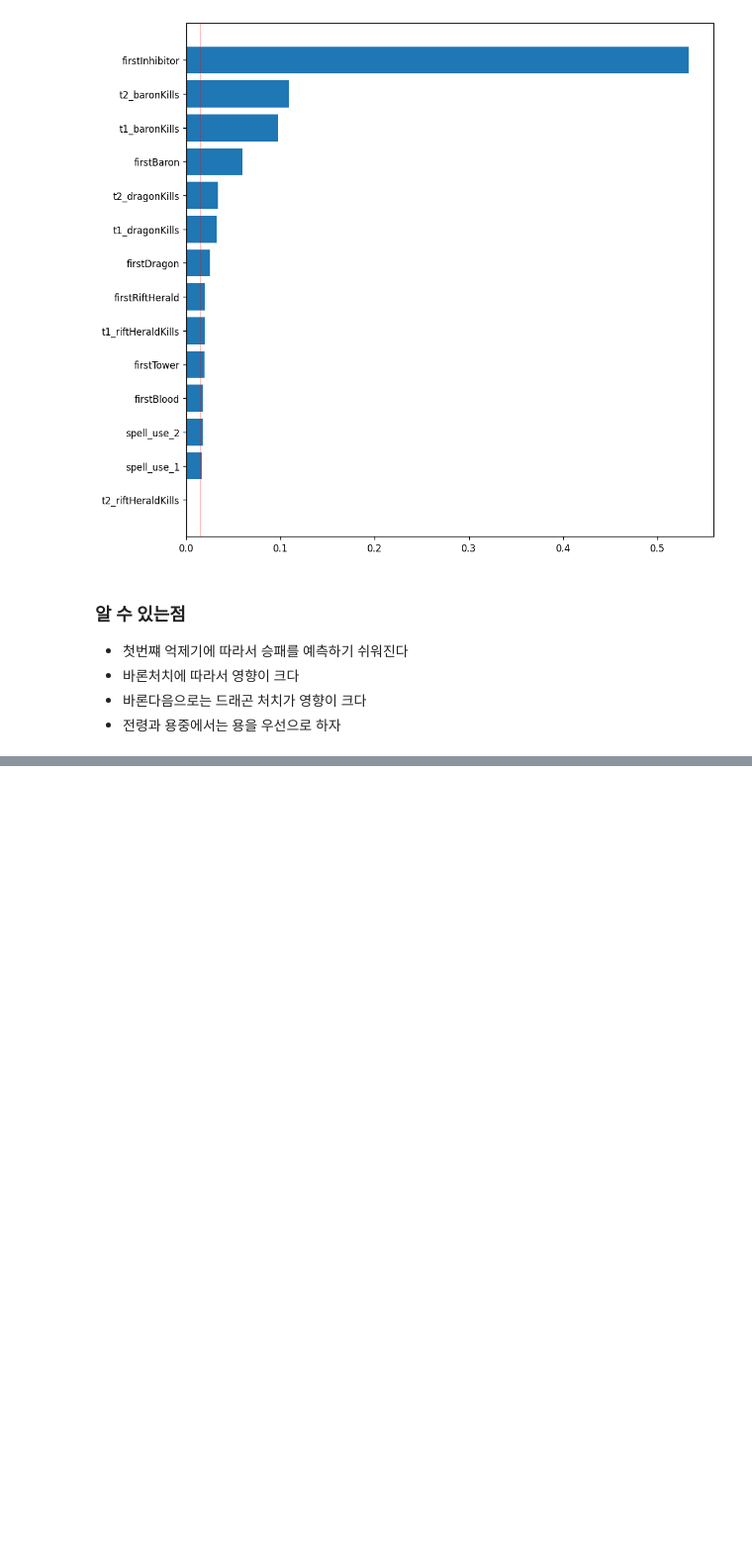
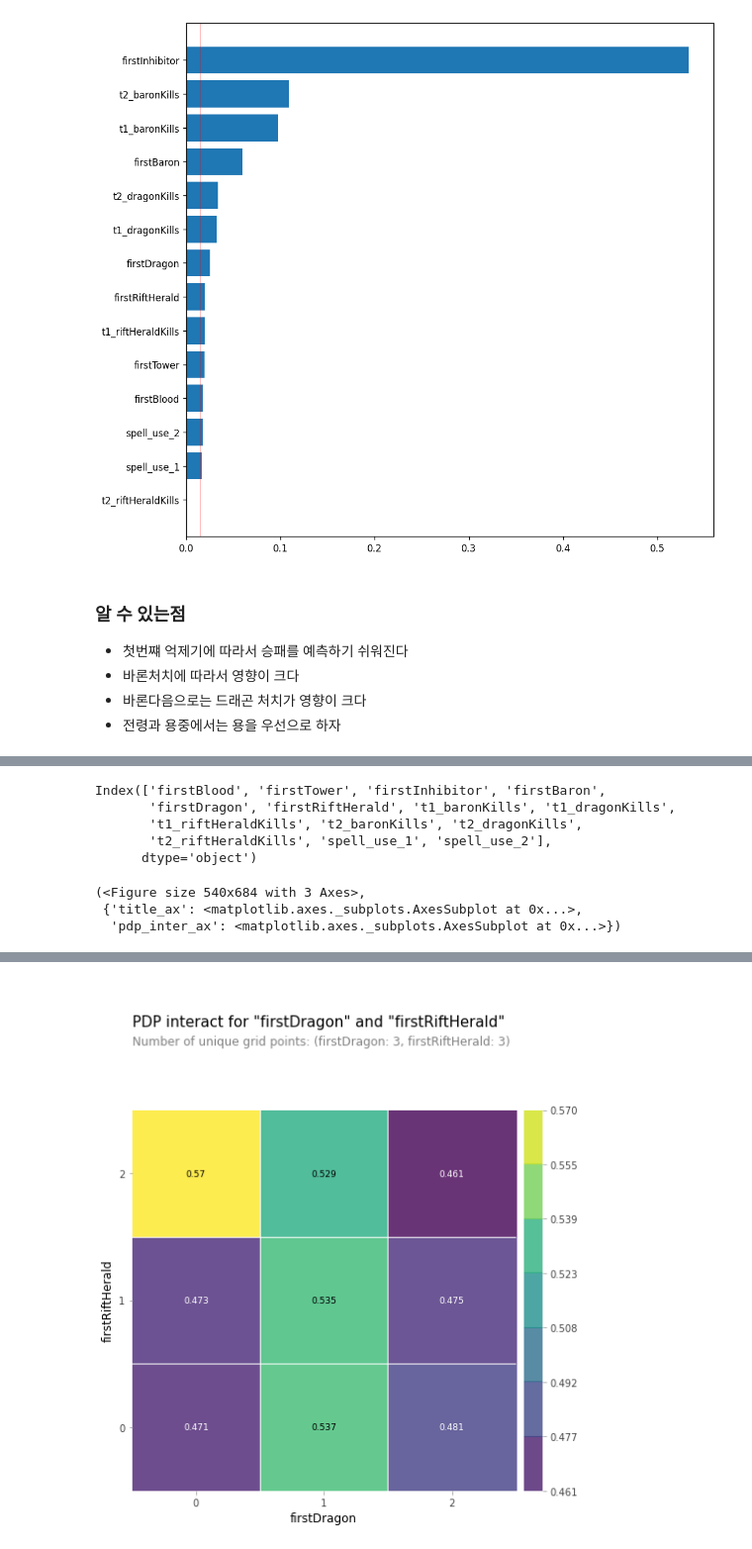
Before and after one commit to youngwoo3283/project2-section02, a Jupyter notebook: project2.ipynb, the cells around one changed output, grey strips where cells are left out. Shown at 99% size. Drawn from its saved outputs; the diff is of its cells as text; code cells hidden in the pictures; blank space fills up the shorter version.

```diff
--- a/project2.ipynb
+++ b/project2.ipynb
@@ -846,0 +877,28 @@ plt.axvline(0.015, color="red", linewidth=0.5)
+# %%
+X_test.columns
+# %% [output]
+Index(['firstBlood', 'firstTower', 'firstInhibitor', 'firstBaron',
+       'firstDragon', 'firstRiftHerald', 't1_baronKills', 't1_dragonKills',
+       't1_riftHeraldKills', 't2_baronKills', 't2_dragonKills',
+       't2_riftHeraldKills', 'spell_use_1', 'spell_use_2'],
+      dtype='object')
+# %%
+from pdpbox.pdp import pdp_interact, pdp_interact_plot
+from pdpbox.pdp import pdp_isolate, pdp_plot
+
+
+
+target_features = ["firstDragon", "firstRiftHerald"]
+
+interaction = pdp_interact(
+    model=pipe_xg,
+    dataset=X_test,
+    model_features=X_test.columns,
+    features=target_features,
+)
+# %%
+pdp_interact_plot(interaction, plot_type="grid", feature_names=target_features)
+# %% [output]
+(<Figure size 540x684 with 3 Axes>,
+ {'title_ax': <matplotlib.axes._subplots.AxesSubplot at 0x...>,
+  'pdp_inter_ax': <matplotlib.axes._subplots.AxesSubplot at 0x...>})
@@ -846,0 +909 @@ plt.axvline(0.015, color="red", linewidth=0.5)
+[figure, added]
```
Also changed, not shown: parts of 24 cells of this notebook.
